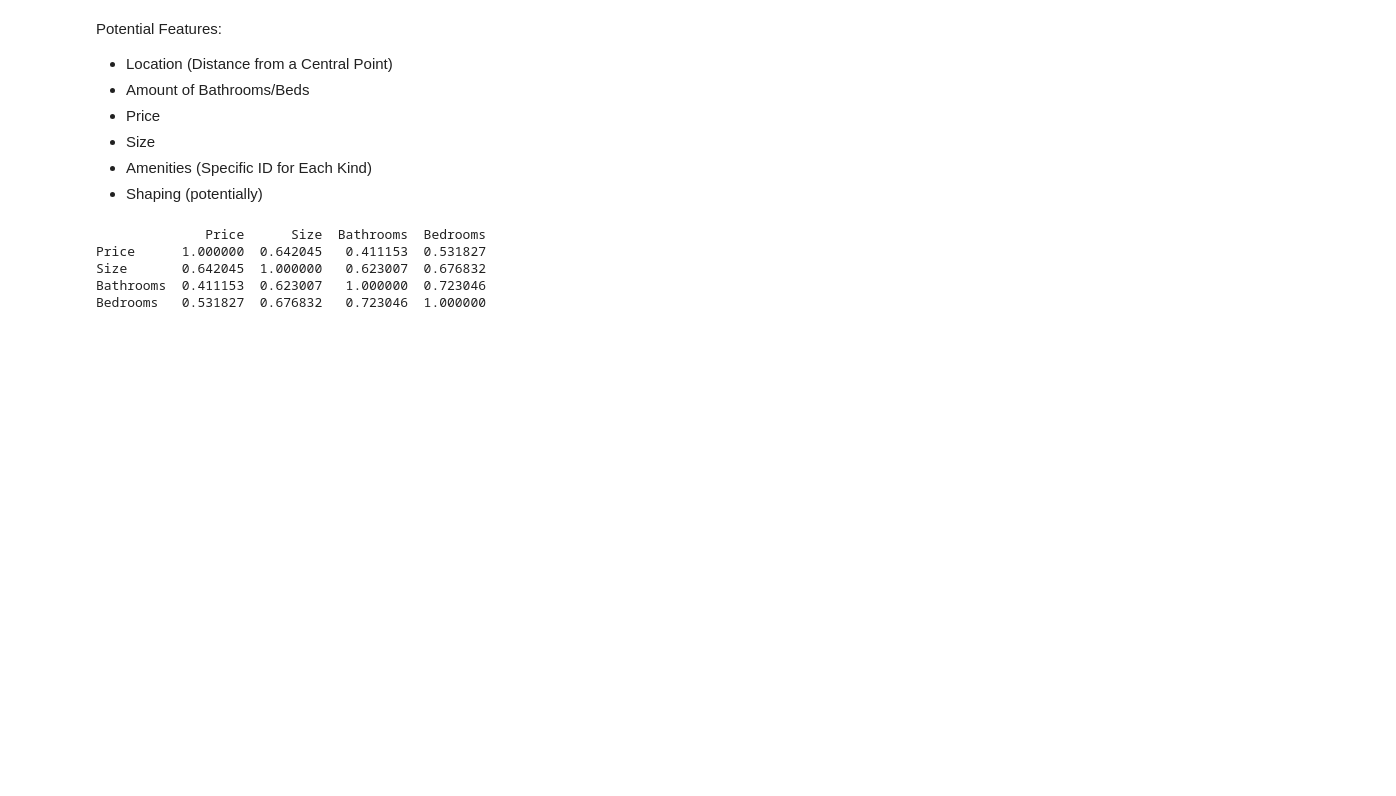
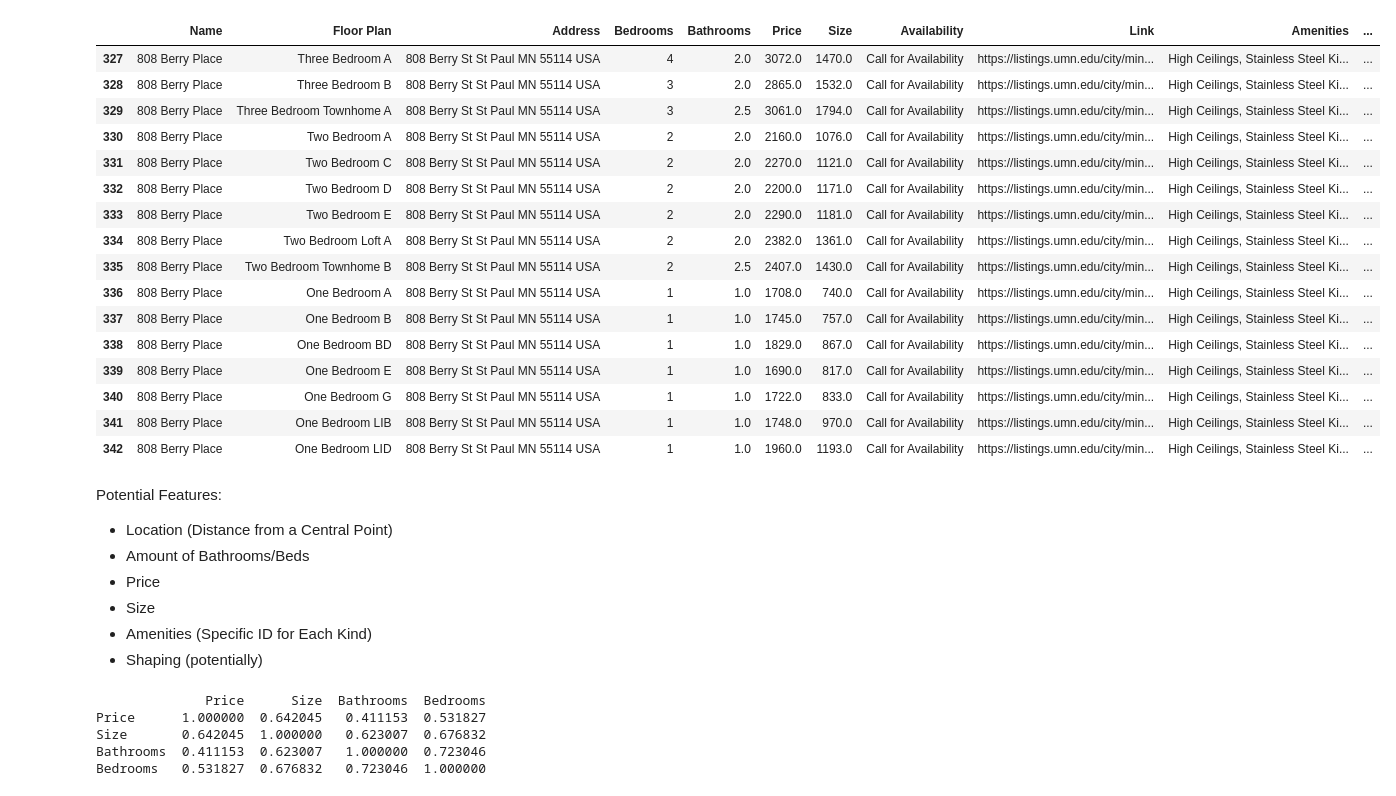
Before and after one commit to OscarKSTC/Apartment-Finder, a Jupyter notebook: ML/ml.ipynb, the cells around one changed output. Drawn from its saved outputs; the diff is of its cells as text; code cells hidden in the pictures; blank space fills up the shorter version.

```diff
--- a/ML/ml.ipynb
+++ b/ML/ml.ipynb
@@ -29,3 +30,23 @@ for i in range(len(column_list)):
     column_dic[df.columns.values[i]] = column_list[i]
 
 df = df.rename(columns = column_dic)
+# %%
+df[df["Name"] == "808 Berry Place"]
+# %% [output]
+|  | Name | Floor Plan | Address | Bedrooms | Bathrooms | Price | Size | Availability | Link | Amenities | ... |
+| 327 | 808 Berry Place | Three Bedroom A | 808 Berry St St Paul MN 55114 USA | 4 | 2.0 | 3072.0 | 1470.0 | Call for Availability | https://listings.umn.edu/city/min... | High Ceilings, Stainless Steel Ki... | ... |
+| 328 | 808 Berry Place | Three Bedroom B | 808 Berry St St Paul MN 55114 USA | 3 | 2.0 | 2865.0 | 1532.0 | Call for Availability | https://listings.umn.edu/city/min... | High Ceilings, Stainless Steel Ki... | ... |
+| 329 | 808 Berry Place | Three Bedroom Townhome A | 808 Berry St St Paul MN 55114 USA | 3 | 2.5 | 3061.0 | 1794.0 | Call for Availability | https://listings.umn.edu/city/min... | High Ceilings, Stainless Steel Ki... | ... |
+| 330 | 808 Berry Place | Two Bedroom A | 808 Berry St St Paul MN 55114 USA | 2 | 2.0 | 2160.0 | 1076.0 | Call for Availability | https://listings.umn.edu/city/min... | High Ceilings, Stainless Steel Ki... | ... |
+| 331 | 808 Berry Place | Two Bedroom C | 808 Berry St St Paul MN 55114 USA | 2 | 2.0 | 2270.0 | 1121.0 | Call for Availability | https://listings.umn.edu/city/min... | High Ceilings, Stainless Steel Ki... | ... |
+| 332 | 808 Berry Place | Two Bedroom D | 808 Berry St St Paul MN 55114 USA | 2 | 2.0 | 2200.0 | 1171.0 | Call for Availability | https://listings.umn.edu/city/min... | High Ceilings, Stainless Steel Ki... | ... |
+| 333 | 808 Berry Place | Two Bedroom E | 808 Berry St St Paul MN 55114 USA | 2 | 2.0 | 2290.0 | 1181.0 | Call for Availability | https://listings.umn.edu/city/min... | High Ceilings, Stainless Steel Ki... | ... |
+| 334 | 808 Berry Place | Two Bedroom Loft A | 808 Berry St St Paul MN 55114 USA | 2 | 2.0 | 2382.0 | 1361.0 | Call for Availability | https://listings.umn.edu/city/min... | High Ceilings, Stainless Steel Ki... | ... |
+| 335 | 808 Berry Place | Two Bedroom Townhome B | 808 Berry St St Paul MN 55114 USA | 2 | 2.5 | 2407.0 | 1430.0 | Call for Availability | https://listings.umn.edu/city/min... | High Ceilings, Stainless Steel Ki... | ... |
+| 336 | 808 Berry Place | One Bedroom A | 808 Berry St St Paul MN 55114 USA | 1 | 1.0 | 1708.0 | 740.0 | Call for Availability | https://listings.umn.edu/city/min... | High Ceilings, Stainless Steel Ki... | ... |
+| 337 | 808 Berry Place | One Bedroom B | 808 Berry St St Paul MN 55114 USA | 1 | 1.0 | 1745.0 | 757.0 | Call for Availability | https://listings.umn.edu/city/min... | High Ceilings, Stainless Steel Ki... | ... |
+| 338 | 808 Berry Place | One Bedroom BD | 808 Berry St St Paul MN 55114 USA | 1 | 1.0 | 1829.0 | 867.0 | Call for Availability | https://listings.umn.edu/city/min... | High Ceilings, Stainless Steel Ki... | ... |
+| 339 | 808 Berry Place | One Bedroom E | 808 Berry St St Paul MN 55114 USA | 1 | 1.0 | 1690.0 | 817.0 | Call for Availability | https://listings.umn.edu/city/min... | High Ceilings, Stainless Steel Ki... | ... |
+| 340 | 808 Berry Place | One Bedroom G | 808 Berry St St Paul MN 55114 USA | 1 | 1.0 | 1722.0 | 833.0 | Call for Availability | https://listings.umn.edu/city/min... | High Ceilings, Stainless Steel Ki... | ... |
+| 341 | 808 Berry Place | One Bedroom LIB | 808 Berry St St Paul MN 55114 USA | 1 | 1.0 | 1748.0 | 970.0 | Call for Availability | https://listings.umn.edu/city/min... | High Ceilings, Stainless Steel Ki... | ... |
+| 342 | 808 Berry Place | One Bedroom LID | 808 Berry St St Paul MN 55114 USA | 1 | 1.0 | 1960.0 | 1193.0 | Call for Availability | https://listings.umn.edu/city/min... | High Ceilings, Stainless Steel Ki... | ... |
```
Also changed, not shown: parts of 12 cells of this notebook, 2 other files.
